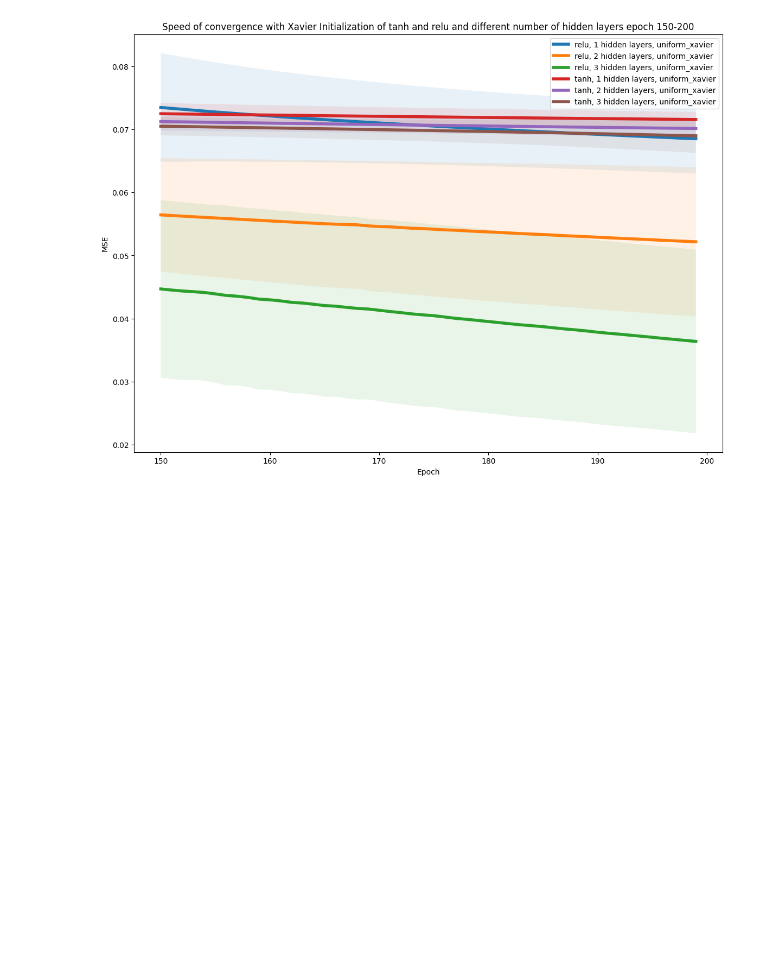
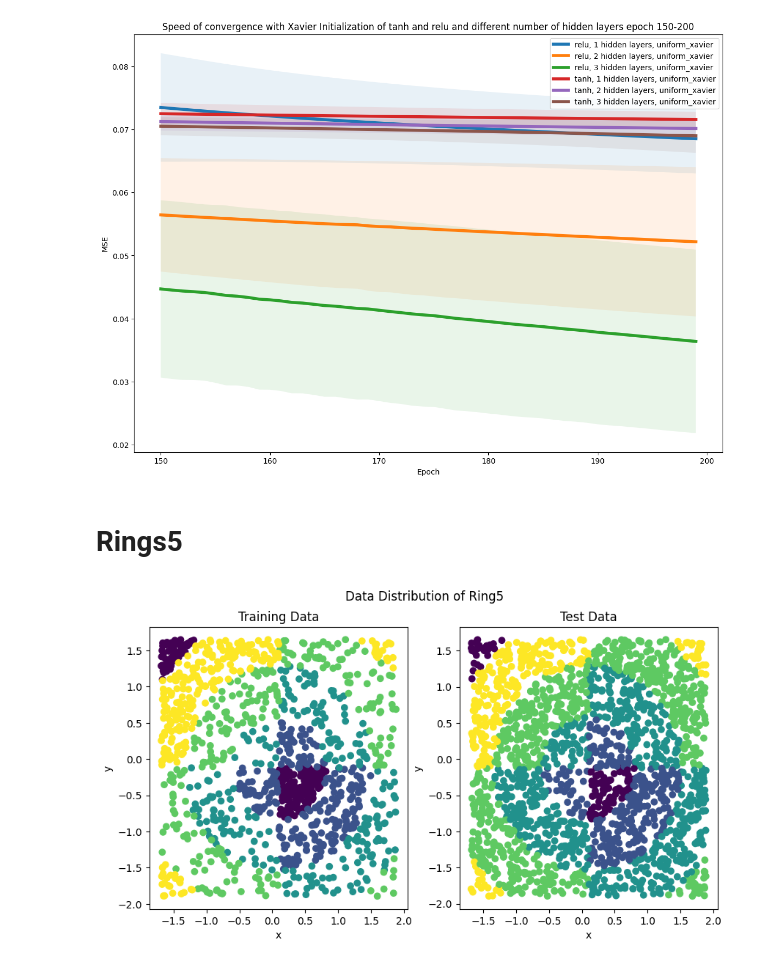
Before and after one commit to nizwant/methods_of_computational_intelligence, a Jupyter notebook: NeuralNetworks/NN5.ipynb, the cells around one changed output. Cells and saved outputs as stored; diff of their text form; code cells hidden in the pictures; blank space fills up the shorter version.

Commit message:
rings5

```diff
--- a/NeuralNetworks/NN5.ipynb
+++ b/NeuralNetworks/NN5.ipynb
@@ -23,3 +59,29 @@ def visualize_fit_of_regression(data_frame, neural, std):
+# %%
+def visualize_data_distribution(train, test, title="", color_by="c"):
+    # visualizing the data
+    plt.figure(figsize=(10, 5))
+    plt.suptitle(title)
+    plt.subplot(1, 2, 1)
+    plt.scatter(
+        train["x"],
+        train["y"],
+        c=train[color_by],
+        cmap="viridis",
+    )
+    plt.title("Training Data")
+    plt.xlabel("x")
+    plt.ylabel("y")
+    plt.subplot(1, 2, 2)
+    plt.scatter(
+        test["x"],
+        test["y"],
+        c=test[color_by],
+        cmap="viridis",
+    )
+    plt.title("Test Data")
+    plt.xlabel("x")
+    plt.ylabel("y")
+    plt.show()
 # %% [markdown]
 # Multimodal
 # %%
@@ -866,3 +928,22 @@ plt.ylabel("MSE")
 # %% [output]
 Text(0, 0.5, 'MSE')
 [figure]
+# %% [markdown]
+# Rings5
+# %%
+rings5_train = pd.read_csv(
+    "https://raw.githubusercontent.com/nizwant/miowid/main/data/classification/rings5-regular-training.csv"
+)
+rings5_test = pd.read_csv(
+    "https://raw.githubusercontent.com/nizwant/miowid/main/data/classification/rings5-regular-test.csv"
+)
+mean = rings5_train.mean()
+std = rings5_train.std()
+rings5_train[["x", "y"]] = (rings5_train[["x", "y"]] - mean[["x", "y"]]) / std[
+    ["x", "y"]
+]
+rings5_test[["x", "y"]] = (rings5_test[["x", "y"]] - mean[["x", "y"]]) / std[["x", "y"]]
+# %%
+visualize_data_distribution(rings5_train, rings5_test, "Data Distribution of Ring5")
+# %% [output]
+[figure, added]
```
Also changed, not shown: parts of 16 cells of this notebook.
